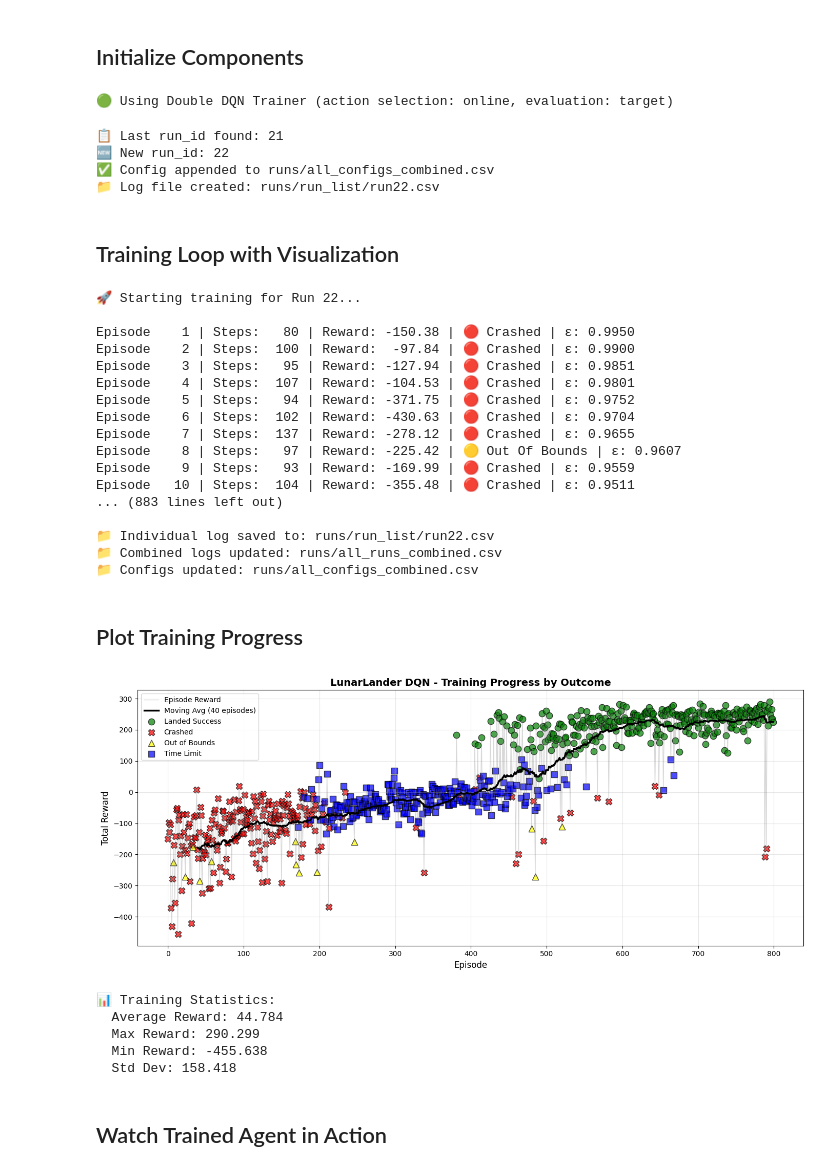
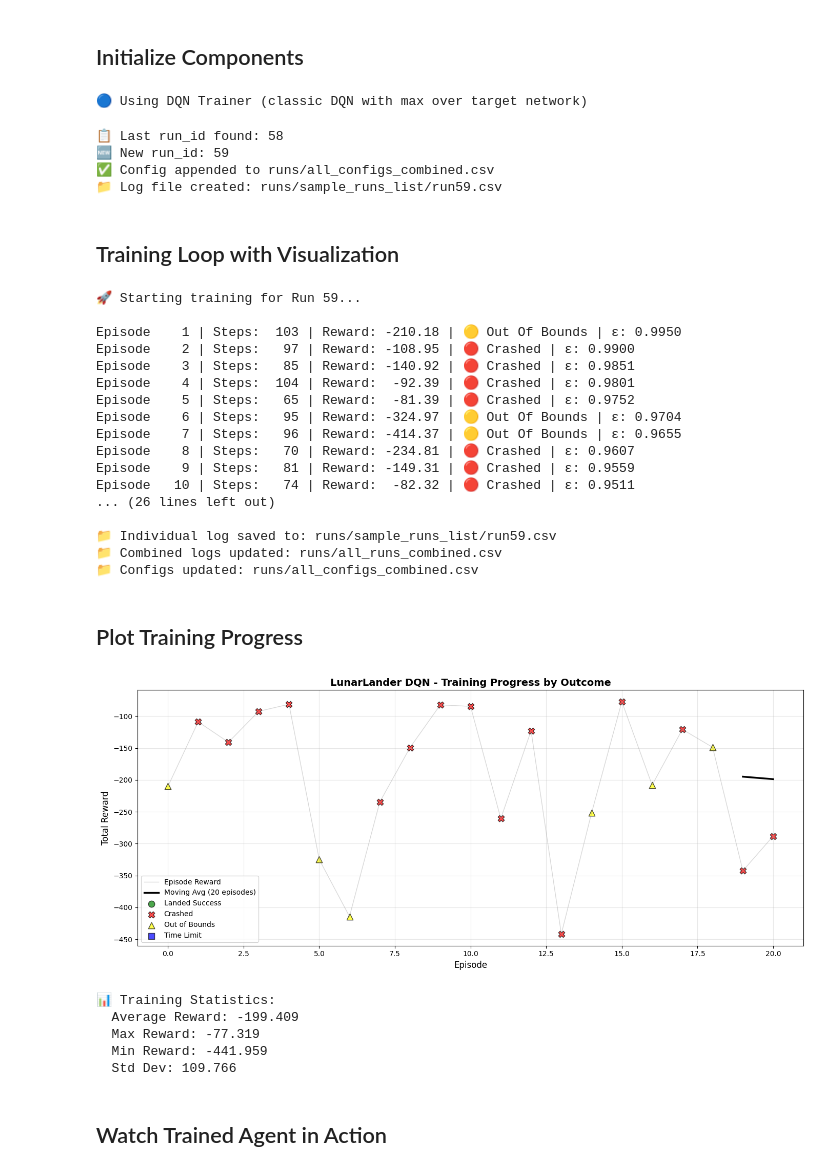
Before and after one commit to 01andreabattaglia/Lunar_Lander_Reinforcement_Learning, a Jupyter notebook: DQN_run.ipynb, the cells around one changed output. Drawn from its saved outputs; the diff is of its cells as text; code cells hidden in the pictures.

```diff
--- a/DQN_run.ipynb
+++ b/DQN_run.ipynb
@@ -19,10 +19,10 @@ Modify these values to tune the training process:
 # %%
 # ============ TRAINING HYPERPARAMETERS ============
 # Model Selection
-model_type = 'DDQN'  # 'DQN' or 'DDQN' - Choose which algorithm to use
+model_type = 'DQN'  # 'DQN' or 'DDQN' - Choose which algorithm to use
 
 # Environment
-num_episodes = 800  # Total number of training episodes
+num_episodes = 21  # Total number of training episodes
 log_interval = 20  # Print stats every N episodes
 
 # Training
@@ -85,7 +85,7 @@ else:
 # Create environment
 env = make_env(render_mode="rgb_array")
 # %% [output]
-🟢 Using Double DQN Trainer (action selection: online, evaluation: target)
+🔵 Using DQN Trainer (classic DQN with max over target network)
 # %%
 import csv
 import os
@@ -139,10 +139,10 @@ with open(log_file, 'w', newline='') as f:
 
 print(f"📁 Log file created: {log_file}")
 # %% [output]
-📋 Last run_id found: 21
-🆕 New run_id: 22
+📋 Last run_id found: 58
+🆕 New run_id: 59
 ✅ Config appended to runs/all_configs_combined.csv
-📁 Log file created: runs/run_list/run22.csv
+📁 Log file created: runs/sample_runs_list/run59.csv
 # %% [markdown]
 ## Training Loop with Visualization
 # %%
@@ -270,21 +270,21 @@ print(f"\n📁 Individual log saved to: {log_file}")
 print(f"📁 Combined logs updated: {runs_file}")
 print(f"📁 Configs updated: {configs_file}")
 # %% [output]
-🚀 Starting training for Run 22...
+🚀 Starting training for Run 59...
 
-Episode    1 | Steps:   80 | Reward: -150.38 | 🔴 Crashed | ε: 0.9950
-Episode    2 | Steps:  100 | Reward:  -97.84 | 🔴 Crashed | ε: 0.9900
-Episode    3 | Steps:   95 | Reward: -127.94 | 🔴 Crashed | ε: 0.9851
-Episode    4 | Steps:  107 | Reward: -104.53 | 🔴 Crashed | ε: 0.9801
-Episode    5 | Steps:   94 | Reward: -371.75 | 🔴 Crashed | ε: 0.9752
-Episode    6 | Steps:  102 | Reward: -430.63 | 🔴 Crashed | ε: 0.9704
-Episode    7 | Steps:  137 | Reward: -278.12 | 🔴 Crashed | ε: 0.9655
-Episode    8 | Steps:   97 | Reward: -225.42 | 🟡 Out Of Bounds | ε: 0.9607
-Episode    9 | Steps:   93 | Reward: -169.99 | 🔴 Crashed | ε: 0.9559
-Episode   10 | Steps:  104 | Reward: -355.48 | 🔴 Crashed | ε: 0.9511
-... (883 lines left out)
+Episode    1 | Steps:  103 | Reward: -210.18 | 🟡 Out Of Bounds | ε: 0.9950
+Episode    2 | Steps:   97 | Reward: -108.95 | 🔴 Crashed | ε: 0.9900
+Episode    3 | Steps:   85 | Reward: -140.92 | 🔴 Crashed | ε: 0.9851
+Episode    4 | Steps:  104 | Reward:  -92.39 | 🔴 Crashed | ε: 0.9801
+Episode    5 | Steps:   65 | Reward:  -81.39 | 🔴 Crashed | ε: 0.9752
+Episode    6 | Steps:   95 | Reward: -324.97 | 🟡 Out Of Bounds | ε: 0.9704
+Episode    7 | Steps:   96 | Reward: -414.37 | 🟡 Out Of Bounds | ε: 0.9655
+Episode    8 | Steps:   70 | Reward: -234.81 | 🔴 Crashed | ε: 0.9607
+Episode    9 | Steps:   81 | Reward: -149.31 | 🔴 Crashed | ε: 0.9559
+Episode   10 | Steps:   74 | Reward:  -82.32 | 🔴 Crashed | ε: 0.9511
+... (26 lines left out)
 
-📁 Individual log saved to: runs/run_list/run22.csv
+📁 Individual log saved to: runs/sample_runs_list/run59.csv
 📁 Combined logs updated: runs/all_runs_combined.csv
 📁 Configs updated: runs/all_configs_combined.csv
 # %% [markdown]
@@ -297,46 +297,46 @@ fig, ax = plt.subplots(figsize=(14, 6))
 ax.plot(episode_rewards, alpha=0.3, label='Episode Reward', linewidth=1, color='gray')
 
 # Plot moving average
-window = 40
+window = 20
 moving_avg = np.convolve(episode_rewards, np.ones(window)/window, mode='valid')
 ax.plot(range(window-1, len(episode_rewards)), moving_avg, linewidth=2.5,
          label=f'Moving Avg ({window} episodes)', color='black')
 
 # Color and marker mapping for outcomes
 outcome_styles = {
     'landed_success': {'color': 'green', 'marker': 'o', 'label': 'Landed Success'},
     'crashed': {'color': 'red', 'marker': 'X', 'label': 'Crashed'},
     'out_of_bounds': {'color': 'yellow', 'marker': '^', 'label': 'Out of Bounds'},
     'time_limit': {'color': 'blue', 'marker': 's', 'label': 'Time Limit'}
 }
 
 # Plot scatter points with different markers for each outcome
 for outcome, style in outcome_styles.items():
     episodes = [i for i, o in enumerate(episode_outcomes) if o == outcome]
     rewards = [episode_rewards[i] for i in episodes]
     ax.scatter(episodes, rewards, c=style['color'], marker=style['marker'],
               label=style['label'], s=80, alpha=0.7, edgecolors='black', linewidth=1)
 
 ax.set_xlabel('Episode', fontsize=12)
 ax.set_ylabel('Total Reward', fontsize=12)
 ax.set_title('LunarLander DQN - Training Progress by Outcome', fontsize=14, fontweight='bold')
 ax.legend(fontsize=10, loc='best')
 ax.grid(True, alpha=0.3)
 plt.tight_layout()
 plt.show()
 
 print(f"\n📊 Training Statistics:")
 print(f"  Average Reward: {np.mean(episode_rewards):.3f}")
 print(f"  Max Reward: {np.max(episode_rewards):.3f}")
 print(f"  Min Reward: {np.min(episode_rewards):.3f}")
 print(f"  Std Dev: {np.std(episode_rewards):.3f}")
 # %% [output]
-[figure, old version]
+[figure, new version]
 📊 Training Statistics:
-  Average Reward: 44.784
-  Max Reward: 290.299
-  Min Reward: -455.638
-  Std Dev: 158.418
+  Average Reward: -199.409
+  Max Reward: -77.319
+  Min Reward: -441.959
+  Std Dev: 109.766
 # %% [markdown]
 ## Watch Trained Agent in Action
 # %%
```
Also changed, not shown: parts of 1 cell of this notebook, 8 other files.
